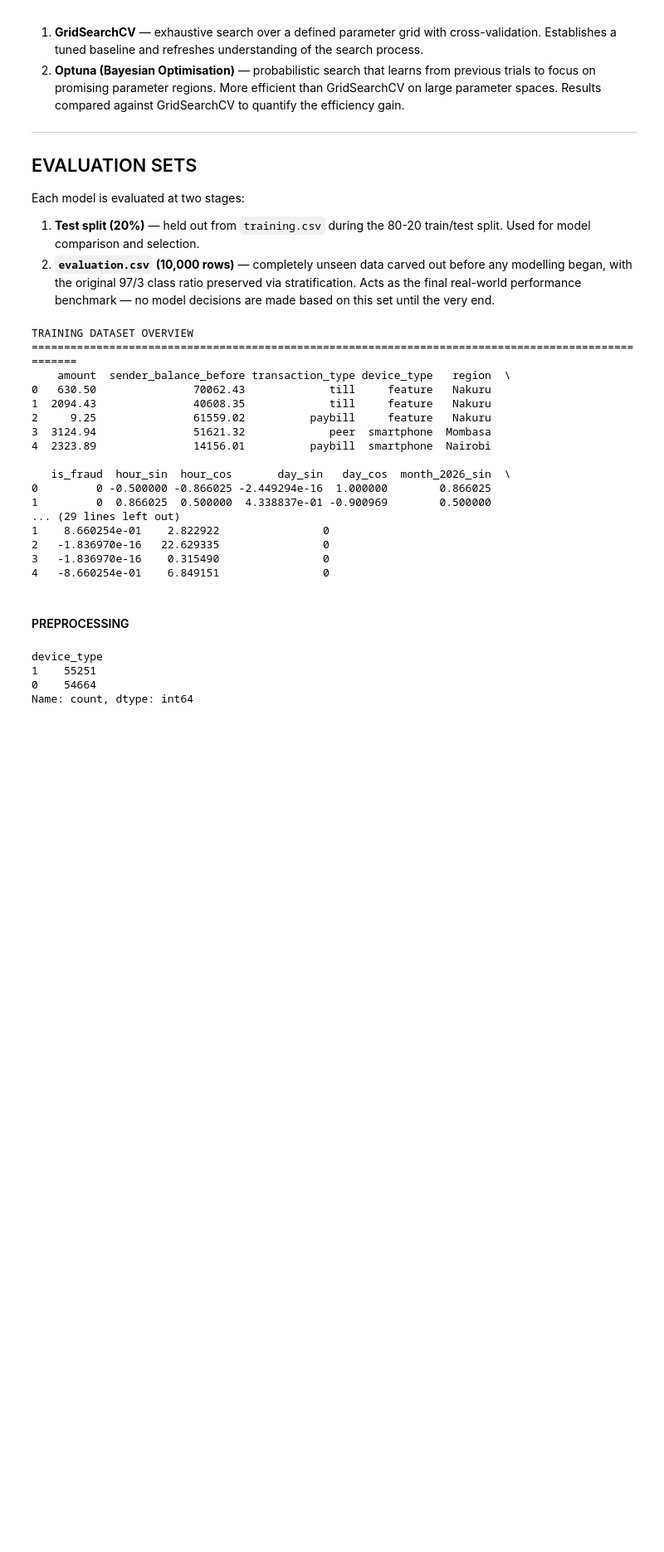
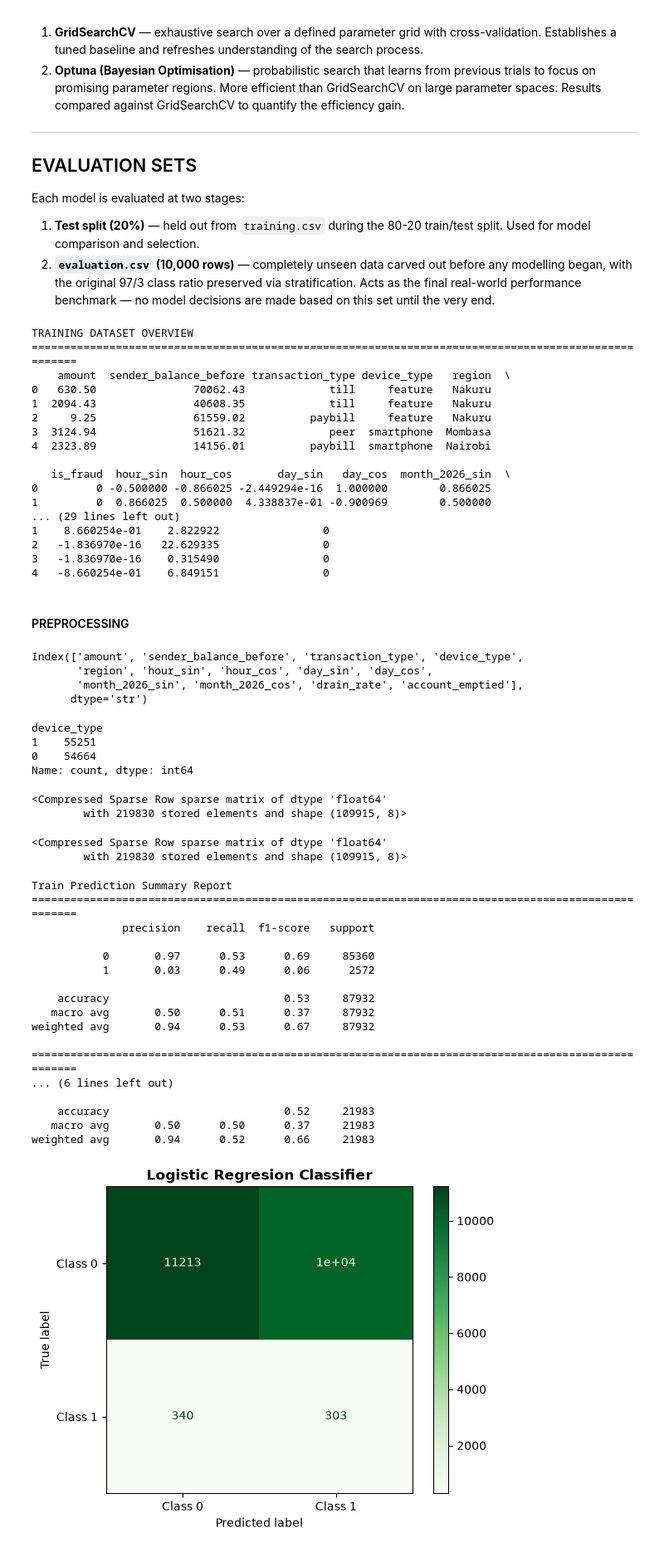
Before and after one commit to TonnieD/Mpesa-Fraud-Detection-System, a Jupyter notebook: Notebooks/modeling.ipynb, the cells around one changed output. Shown at 83% size. Drawn from its saved outputs; the diff is of its cells as text; code cells hidden in the pictures; blank space fills up the shorter version.

Commit message:
Logistic regression

```diff
--- a/Notebooks/modeling.ipynb
+++ b/Notebooks/modeling.ipynb
@@ -146,12 +150,88 @@ TRAINING DATASET OVERVIEW
 4   -8.660254e-01    6.849151                0
 # %% [markdown]
 #### PREPROCESSING
+# %%
+# Variable declaration
+x = df.drop(columns=['is_fraud'])
+y = df['is_fraud']
+
+print(x.columns)
+# %% [output]
+Index(['amount', 'sender_balance_before', 'transaction_type', 'device_type',
+       'region', 'hour_sin', 'hour_cos', 'day_sin', 'day_cos',
+       'month_2026_sin', 'month_2026_cos', 'drain_rate', 'account_emptied'],
+      dtype='str')
 # %%
 # Mapping deveice type to 1 or 0
-df['device_type'] = df['device_type'].map({'smartphone': 0, 'feature': 1})
-df['device_type'].value_counts()
+x['device_type'] = x['device_type'].map({'smartphone': 0, 'feature': 1})
+x['device_type'].value_counts()
 # %% [output]
 device_type
 1    55251
 0    54664
 Name: count, dtype: int64
+# %%
+# Using the ColumnTranformer for encoding
+encoder = ColumnTransformer(
+    transformers = [('cat', OneHotEncoder(), make_column_selector(dtype_include=['object', 'category']))]
+)
+
+x_encoded = encoder.fit_transform(x)
+x_encoded
+# %% [output]
+<Compressed Sparse Row sparse matrix of dtype 'float64'
+        with 219830 stored elements and shape (109915, 8)>
+# %%
+# scaling the feature variables
+scaler = StandardScaler(with_mean=False)
+x_scaled = scaler.fit_transform(x_encoded)
+x_scaled
+# %% [output]
+<Compressed Sparse Row sparse matrix of dtype 'float64'
+        with 219830 stored elements and shape (109915, 8)>
+# %%
+# Train test split
+X_train, X_test, y_train, y_test = train_test_split(x_scaled, y, test_size=0.2, random_state=42,stratify=y)
+
+#Model Initialization
+log_classifier = LogisticRegression(class_weight='balanced', random_state=42)
+log_classifier.fit(X_train, y_train)
+# Predictions
+y_train_pred = log_classifier.predict(X_train)
+y_pred = log_classifier.predict(X_test)
+
+# Evaluations
+train_report = classification_report(y_train, y_train_pred)
+test_report = classification_report(y_test, y_pred)
+print('Train Prediction Summary Report')
+print(f'='*100)
+print(train_report)
+print(f'='*100)
+print('Test Prediction Summary Report')
+print(f'='*100)
+print(test_report)
+
+cm = confusion_matrix(y_test, y_pred)
+disp = ConfusionMatrixDisplay(confusion_matrix=cm, display_labels=['Class 0', 'Class 1'])
+disp.plot(cmap=plt.cm.Greens)
+plt.title('Logistic Regresion Classifier', weight = 'bold')
+plt.show()
+# %% [output]
+Train Prediction Summary Report
+====================================================================================================
+              precision    recall  f1-score   support
+
+           0       0.97      0.53      0.69     85360
+           1       0.03      0.49      0.06      2572
+
+    accuracy                           0.53     87932
+   macro avg       0.50      0.51      0.37     87932
+weighted avg       0.94      0.53      0.67     87932
+
+====================================================================================================
+... (6 lines left out)
+
+    accuracy                           0.52     21983
+   macro avg       0.50      0.50      0.37     21983
+weighted avg       0.94      0.52      0.66     21983
+[figure, added]
```
Also changed, not shown: parts of 1 cell of this notebook.
